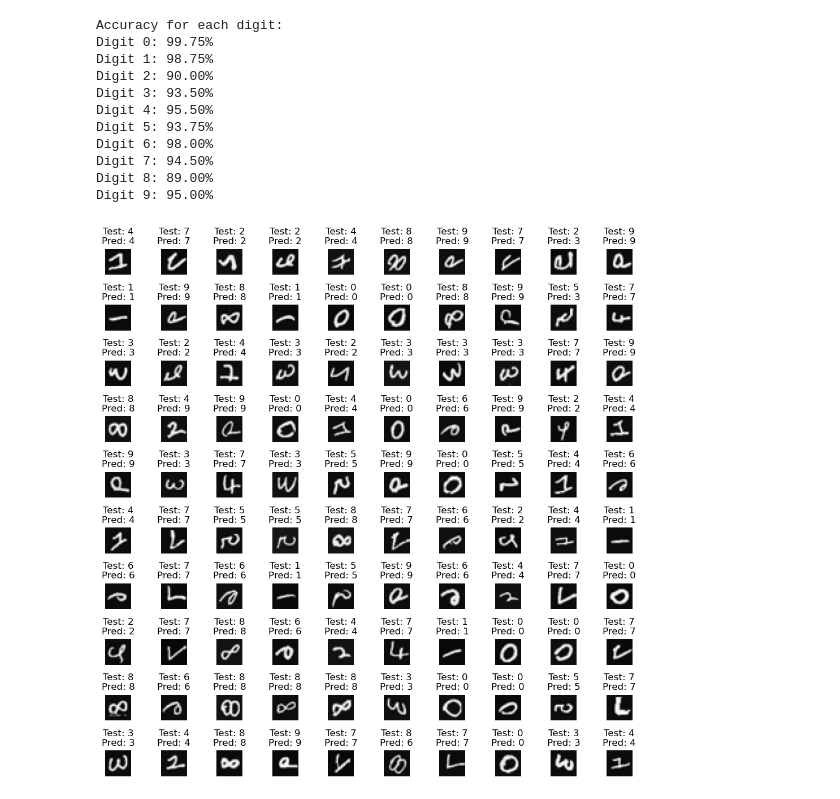
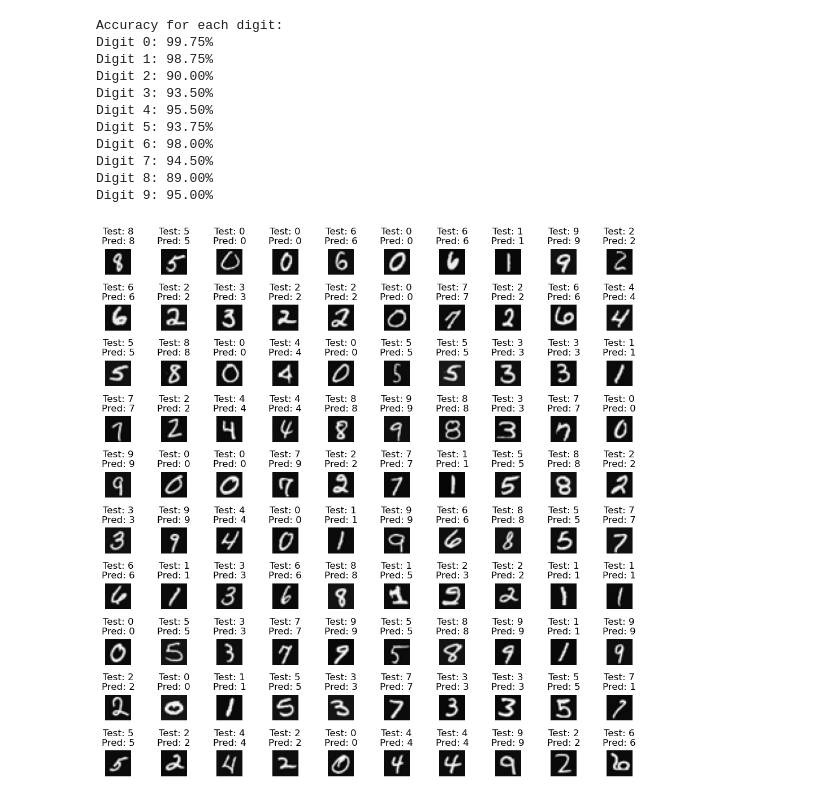
Before and after one commit to zeealhelfie/Math425-Final-Project, a Jupyter notebook: section#3/classifications.ipynb, the cells around one changed output. Drawn from its saved outputs; the diff is of its cells as text; code cells hidden in the pictures.

```diff
--- a/section#3/classifications.ipynb
+++ b/section#3/classifications.ipynb
@@ -59,7 +59,7 @@ for i, ax in enumerate(axes.flat):
     random_img = train_data[random_idx, :]
 
     # Reshape the vector into a 20x20 matrix
-    img_matrix = np.reshape(random_img, (20, 20))
+    img_matrix = np.reshape(random_img, (20, 20)).T
 
     # Display the image and set the title
     ax.imshow(img_matrix, cmap='gray')
@@ -167,13 +172,15 @@ for k in k_values:
         # Compute residual error for each class
         errors = []
         for j in range(10):
-            diff = x - np.mean(classes[j], axis=0)
-            proj = np.dot(diff, class_bases[j][:, :k])
-            recon = np.dot(proj, class_bases[j][:, :k].T) + np.mean(classes[j], axis=0)
-            error = np.linalg.norm(x - recon)
+            Fmu = x - np.mean(classes[j], axis=0)
+            proj = np.dot(Fmu, class_bases[j][:, :k])
+            x_reconstruction = np.dot(proj, class_bases[j][:, :k].T) + np.mean(classes[j], axis=0)
+            error = np.linalg.norm(x - x_reconstruction)
             errors.append(error)
+
         # Classify test example as digit with smallest residual error
         pred = np.argmin(errors)
+
         # Check if classification is correct and update counts
         if pred == int(y_test[i]):
             correct[int(y_test[i])] += 1
@@ -184,8 +191,8 @@ for k in k_values:
 # Print accuracy for each digit
 print('Accuracy for each digit:')
 for i in range(10):
-    acc = digit_correct[i] / digit_total[i]
-    print(f'Digit {i}: {acc:.2%}')
+    Accuracy = digit_correct[i] / digit_total[i]
+    print(f'Digit {i}: {Accuracy:.2%}')
 print()
 # %% [output]
 Accuracy for each digit:
@@ -202,36 +209,36 @@ Digit 9: 95.00%
 # %%
 import matplotlib.pyplot as plt
 
 # Select random test examples
 random_idxs = np.random.choice(len(X_test), size=100, replace=False)
 
 # Create plot
 fig, axs = plt.subplots(10, 10, figsize=(10, 10))
 for i in range(10):
     for j in range(10):
         # Get index of current test example
         idx = random_idxs[i*10+j]
         # Get test label and predicted label
         test_label = int(y_test[idx])
         errors = []
         for k in k_values:
             x = X_test[idx]
             # Compute residual error for each class
             for l in range(10):
-                diff = x - np.mean(classes[l], axis=0)
-                proj = np.dot(diff, class_bases[l][:, :k])
-                recon = np.dot(proj, class_bases[l][:, :k].T) + np.mean(classes[l], axis=0)
-                error = np.linalg.norm(x - recon)
+                Fmu = x - np.mean(classes[l], axis=0)
+                proj = np.dot(Fmu, class_bases[l][:, :k])
+                x_reconstruction = np.dot(proj, class_bases[l][:, :k].T) + np.mean(classes[l], axis=0)
+                error = np.linalg.norm(x - x_reconstruction)
                 errors.append(error)
             # Classify test example as digit with smallest residual error
             pred = np.argmin(errors)
             axs[i, j].set_title(f'Test: {test_label}\nPred: {str(pred)[-1]}')
 
         # Plot test example
-        axs[i, j].imshow(X_test[idx].reshape(20, 20), cmap='gray')
+        axs[i, j].imshow(X_test[idx].reshape(20, 20).T, cmap='gray')
         axs[i, j].axis('off')
 
 plt.tight_layout()
 plt.show()
 # %% [output]
-[figure, old version]
+[figure, new version]
```
Also changed, not shown: parts of 4 cells of this notebook, 2 other files.
